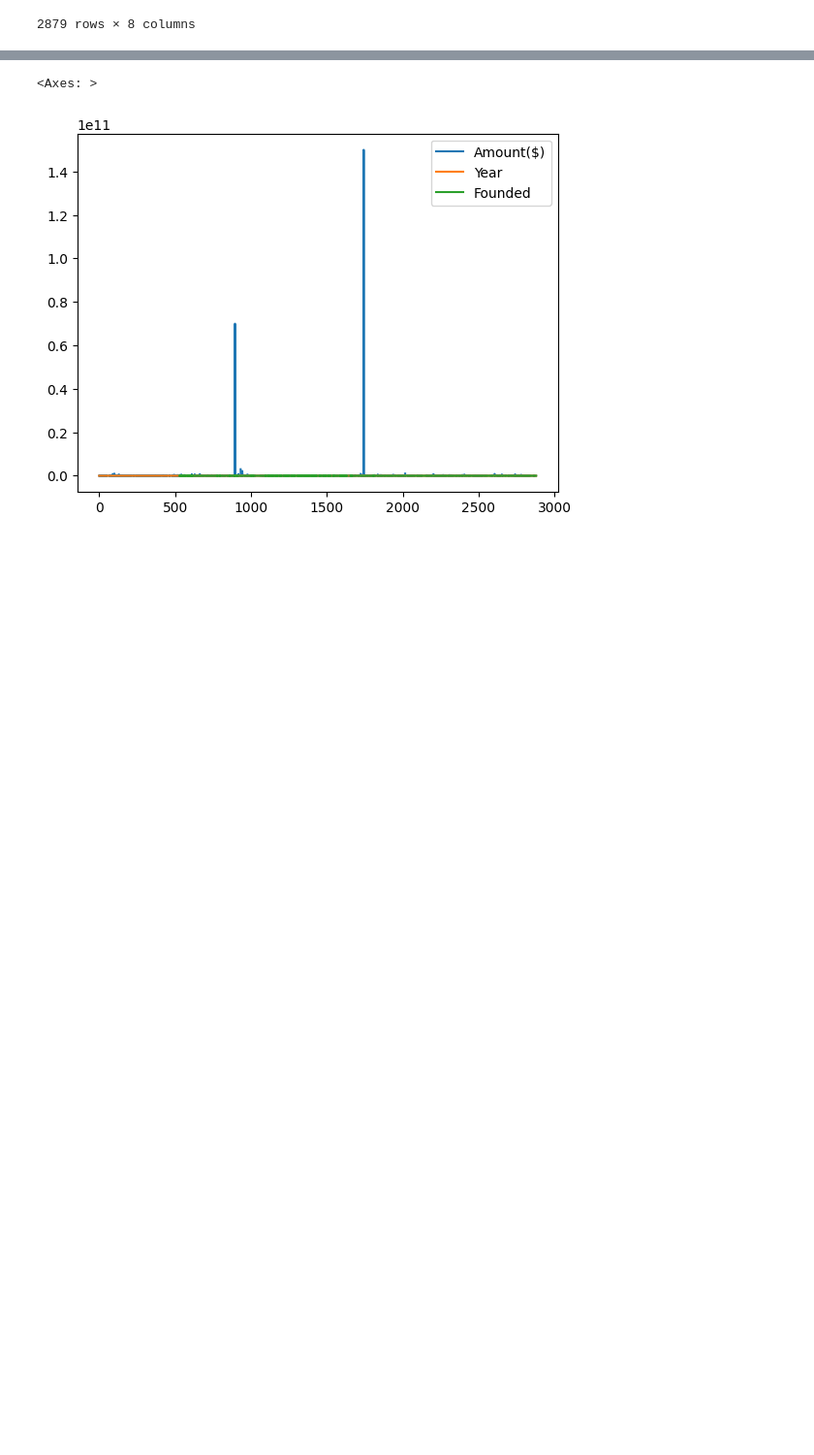
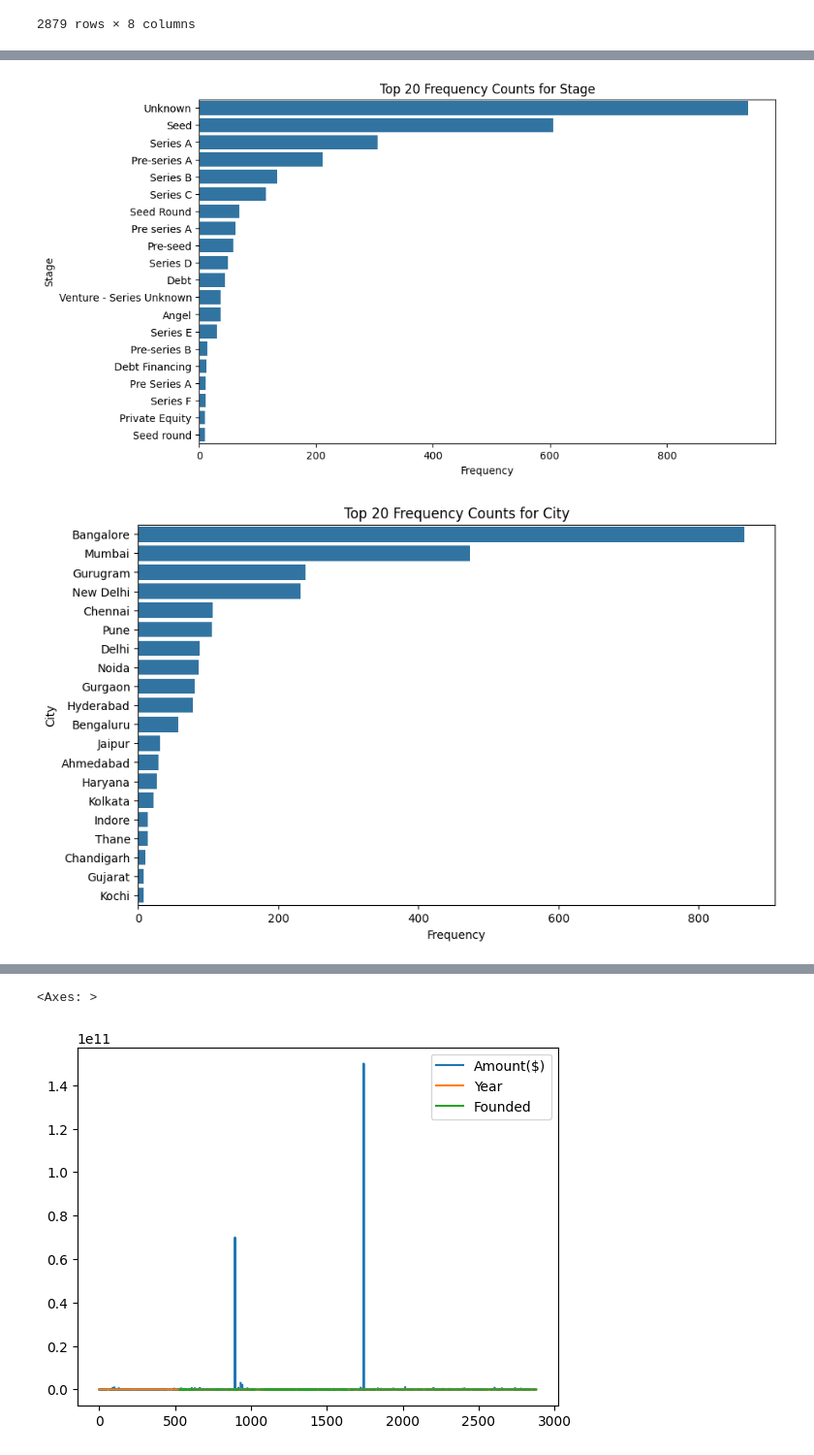
Before and after one commit to MoIdris/A-Data-Analytics-Project, a Jupyter notebook: Indian_Start-up.ipynb, the cells around one changed output, grey strips where cells are left out. Shown at 97% size. Saved outputs shown, nothing was run; the diff lists cells and outputs as text; code cells hidden in the pictures; blank space fills up the shorter version.

```diff
--- a/Indian_Start-up.ipynb
+++ b/Indian_Start-up.ipynb
@@ -1238,0 +1275,14 @@ df.select_dtypes(include='object')
+# %%
+# Univariate analysis for categorical columns
+categorical_columns = ['Stage', 'City']
+
+for column in categorical_columns:
+    plt.figure(figsize=(10, 6))
+    sns.countplot(data=df, y=column, order=df[column].value_counts().iloc[:20].index)
+    plt.title(f'Top 20 Frequency Counts for {column}')
+    plt.xlabel('Frequency')
+    plt.ylabel(column)
+    plt.show()
+# %% [output]
+[figure, added]
+[figure, added]
```
Also changed, not shown: parts of 9 cells of this notebook.
